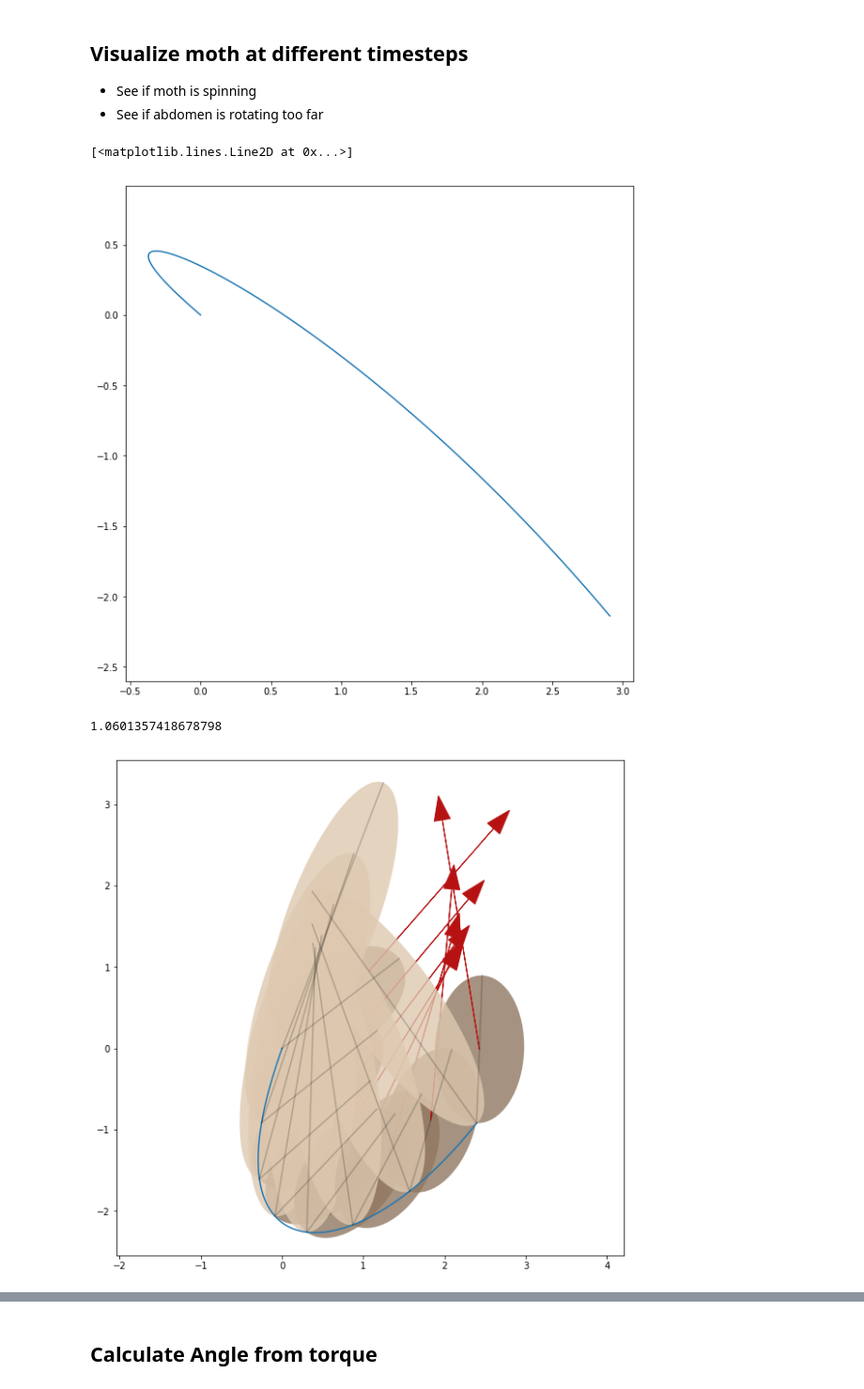
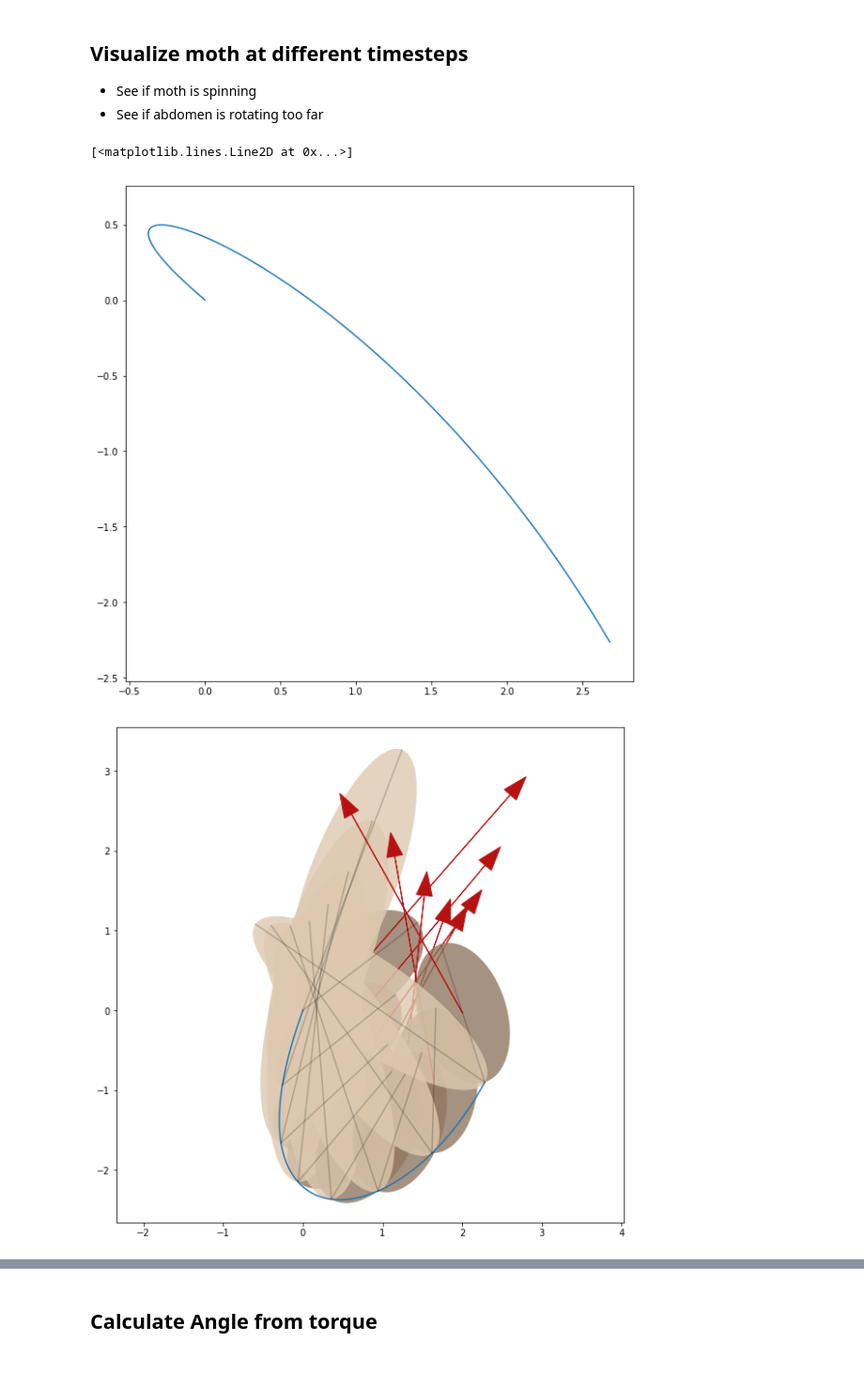
Before and after one commit to nifti-coe/ODE_Python, a Jupyter notebook: 002_RunSimulation_loop.ipynb, the cells around one changed output, grey strips where cells are left out. Shown at 94% size. Cells and saved outputs as stored; diff of their text form; code cells hidden in the pictures.

Commit message:
added sanity checks

```diff
--- a/002_RunSimulation_loop.ipynb
+++ b/002_RunSimulation_loop.ipynb
@@ -34,30 +33,0 @@ from multiProcTraj import *
-# %%
-#This cell just checks to be sure we can run this puppy and graph results.
-#  x,xd,y,yd,theta,thetad,phi,phid, F, alpha, tau0
-state0 = [0.0, -697.247264, 0.0, 811.561430, 0.727497, -18.408509, 0.963598, -23.604126, 41869.951735, 6.189162, -42870.300882]  #initial conditions [x0 , v0  etc0 ]
-ti = 0.0  # initial time
-tf = 0.02  # final time
-nstep = 100
-step = (tf-ti)/nstep  # step
-t = np.arange(ti, tf, step)
-state = odeint(FlyTheBug, state0, t)
-x = np.array(state[:,[0]])
-xd = np.array(state[:,[1]])
-y = np.array(state[:,[2]])
-yd = np.array(state[:,[3]])
-theta = np.array(state[:,[4]])
-thetad = np.array(state[:,[5]])
-phi = np.array(state[:,[6]])
-phid = np.array(state[:,[7]])
-#  And let's just plot it all
-# sns.set()
-plt.figure()
-plt.plot(t,xd, label = 'Ux vs time')
-plt.plot(t,yd, label = 'Uy vs time')
-plt.legend()
-plt.figure()
-plt.plot(t,theta, label = 'theta vs time')
-plt.legend()
-plt.figure()
-plt.plot(x,y, label = 'x vs y')
-plt.legend()
@@ -89,7 +63,8 @@ ranges = np.array([[0, 0], [-1500, 1500], [0, 0], [-1500, 1500],
                   [0, 44300], [0, 2*np.pi], [-100000, 100000]])
 
 tic = time.time()
-t = np.linspace(0, 0.02, num = 100, endpoint = False) # time cut into 100 timesteps
+nstep = 10000
+t = np.linspace(0, 0.02, num = nstep, endpoint = False) # time cut into 100 timesteps
 nrun = 100  #number of trajectories.
 
 # initialize the matrix of 0's
@@ -106,7 +81,7 @@ state0 = np.random.uniform(ranges[:, 0], ranges[:, 1],
 # loop through all the runs
 for i in range(0,nrun):
     # run ODE
-    state = odeint(FlyTheBug, state0[i, :], t)
+    state = odeint(mpt.FlyTheBug, state0[i, :], t)
     x[i,:], xd[i,:] = state[:,0], state[:,1]
     y[i,:], yd[i, :] = state[:,2], state[:,3]
     theta[i,:], thetad[i, :] = state[:,4],state[:,5]
@@ -192,46 +179,7 @@ i =54
 plt.plot(x[i, :],y[i, :], label = 'trajectory x vs y')
 # %% [output]
 [<matplotlib.lines.Line2D at 0x...>]
-[figure, old version]
+[figure, new version]
-# %%
-
-bhead = 0.507
-ahead = 0.908
-bbutt  = 0.1295
-abutt  = 1.174
-
-# cgs  density of insect
-rho = 1
-
-# cgs density of air
-rhoA = 0.00118
-
-# cgs viscosity
-muA = 0.000186
-
-# Length from the thorax-abdomen joint to the center of the
-# head-thorax mass in cm
-L1 = 0.908
-
-# Length from the thorax-abdomen joint to the center of the
-# abdomen mass in cm
-L2 = 1.747
-
-# Length from the thorax-abdomen joint to the aerodynamic force
-# vector in cm
-L3 = 0.75
-
-# m1 is the mass of the head-thorax
-m1 = rho*(4/3)*np.pi*(bhead**2)*ahead
-
-
-# m2 is the mass of the abdomen
-# (petiole + gaster)
-m2 = rho*(4/3)*np.pi*(bbutt**2)*abutt
-
-print(m1 + m2)
-# %% [output]
-1.0601357418678798
 # %%
 # plot moth and force
 
@@ -251,40 +199,40 @@ ax.plot(x[i, :],y[i, :], label = 'trajectory x vs y')
 
 
 # add body positions:
-for timestep in (np.linspace(0, 99, num = 8 )).astype(int):
+for timestep in (np.linspace(0, nstep - 1, num = 8 )).astype(int):
     center = np.array([x[i, timestep], y[i, timestep]])
     head = center + np.array(pol2cart(thoraxLen, theta[i, timestep]))
     abTip = center + np.array(pol2cart(abLen, phi[i, timestep]))
 
 
 
     xx, yy = zip(*[center, head])
     xab,yab = zip(*[center, abTip])
 
     el = Ellipse(midpoint(center, head), width = thoraxLen, height = bodyWidth, facecolor='#907760', alpha=0.8, angle = math.degrees(theta[i, timestep]))
     el2 = Ellipse(midpoint(center, abTip), width = abLen, height = bodyWidth, facecolor='#DEC9B0', alpha=0.8, angle = math.degrees(phi[i, timestep]))
 
     ax.add_artist(el)
     ax.add_artist(el2)
 
     ax.plot(xx, yy, 'k', alpha = 0.2)
     #ax.scatter(xx, yy, s= 10, c = 'k', alpha = 0.2)
     ax.plot(xab,yab, 'k', alpha = 0.2)
     #ax.scatter(xab,yab, s = 10, c = 'k', alpha = 0.2)
 
     # plot force
     forceAlpha = state0[i, 9]
     forceCenter = midpoint(center, head)
     forceMagnitude = state0[i, 8] / 15000 # scale
     #ax.scatter(forceCenter[0], forceCenter[1], s= 30, c= 'r', alpha = 1)
     forceAngle = theta[i, timestep] + forceAlpha
     forceTip = np.add(pol2cart(forceMagnitude, forceAngle), forceCenter)
     #ax.scatter(forceTip[0], forceTip[1], s= 30, c= 'r', alpha = 1)
     ax.arrow(x = forceCenter[0], y = forceCenter[1],
              dx = forceTip[0] - forceCenter[0],  dy =  forceTip[1] - forceCenter[1],
             head_width = 0.2, color = "#B61212")
 # %% [output]
-[figure, old version]
+[figure, new version]
 # %%
 # plot moth with ellipses
 # refref: what force would it take for the mother to counter-act gravity?
```
Also changed, not shown: parts of 29 cells of this notebook, 1 other file.
